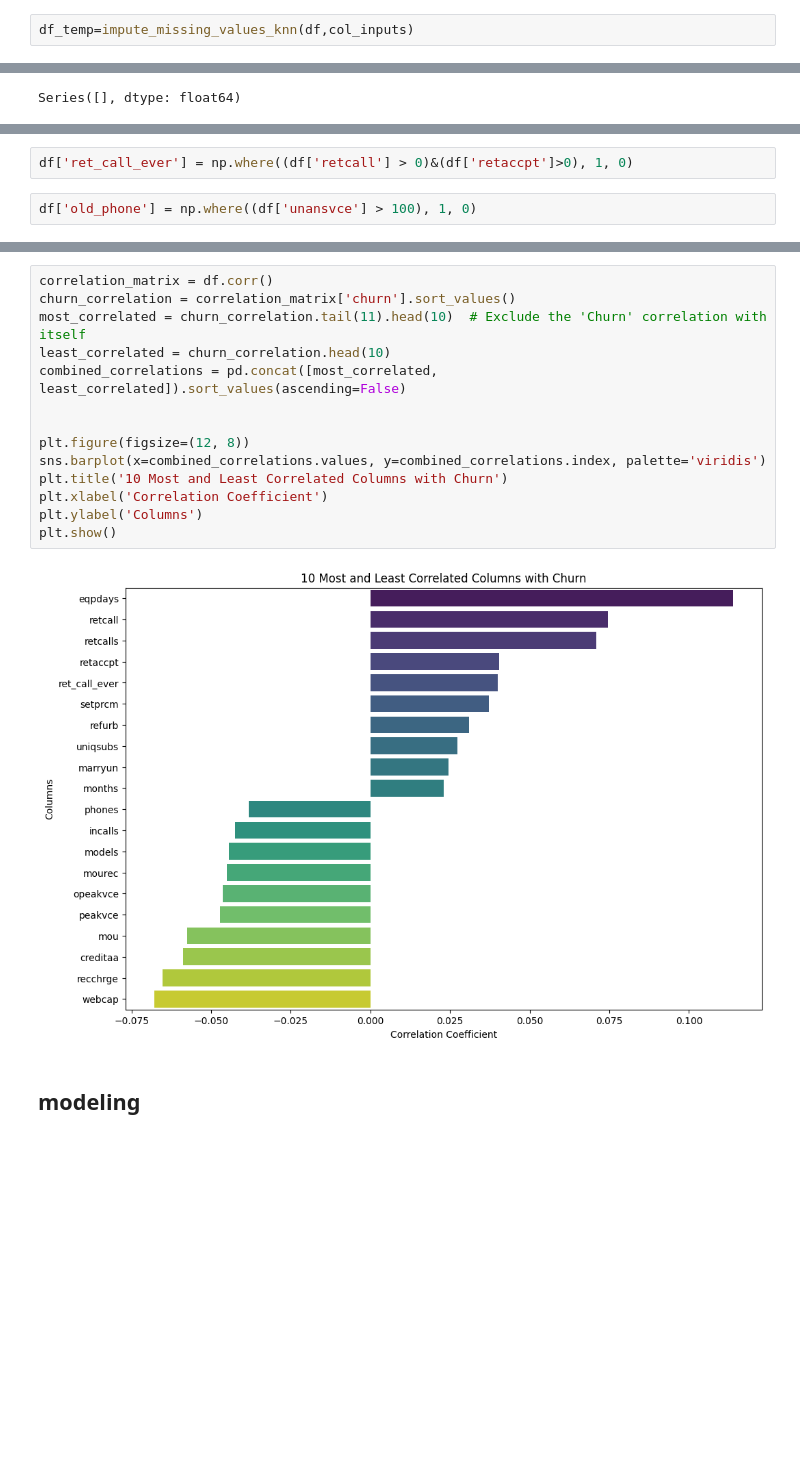
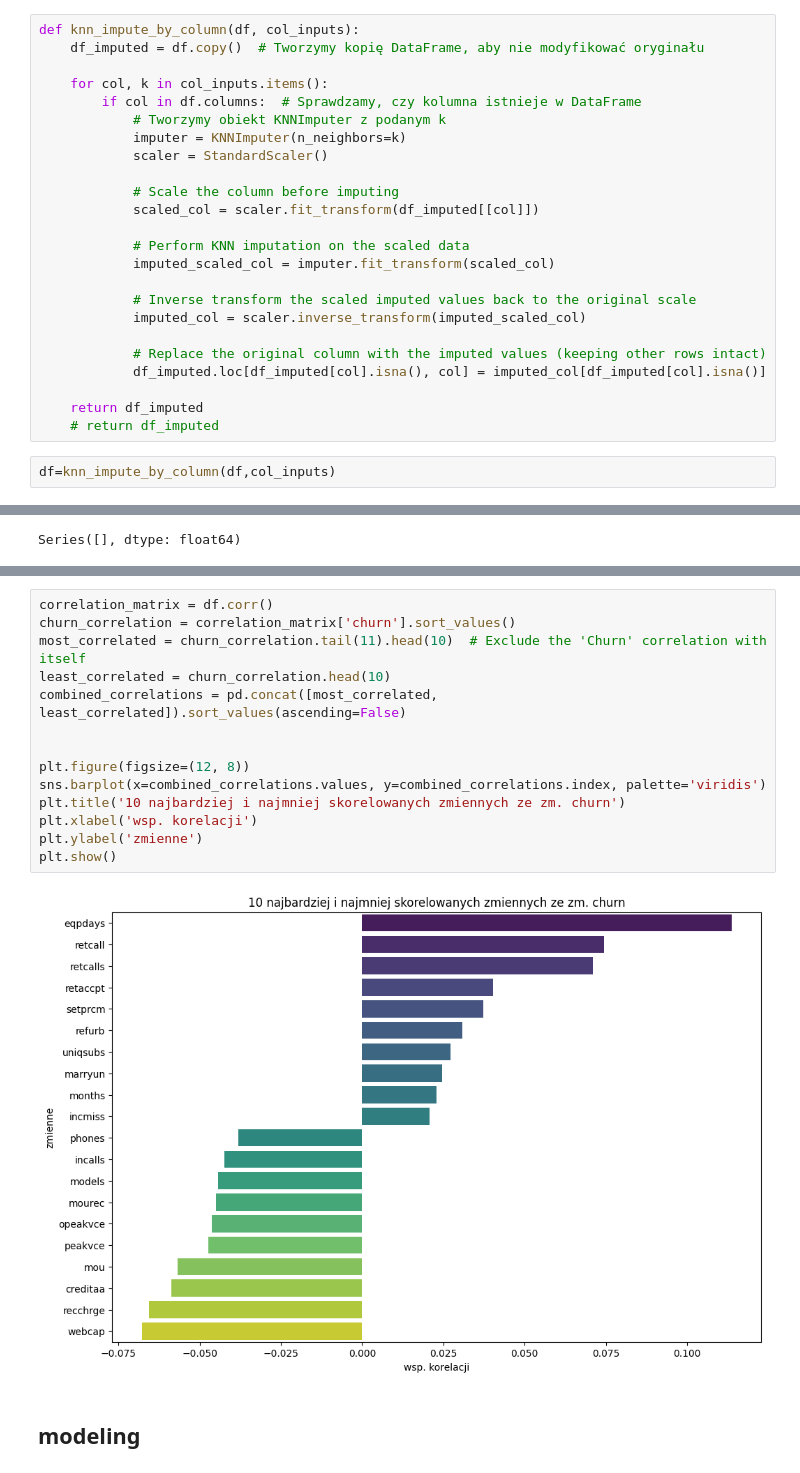
Before and after one commit to GrzegKrajewski/Masters_churn, a Jupyter notebook: code_masters_gk.ipynb, the cells around one changed output, grey strips where cells are left out. Saved outputs shown, nothing was run; the diff lists cells and outputs as text; blank space fills up the shorter version.

```diff
--- a/code_masters_gk.ipynb
+++ b/code_masters_gk.ipynb
@@ -887,3 +808,27 @@ IndexError: index 9 is out of bounds for axis 1 with size 9
+# %%
+def knn_impute_by_column(df, col_inputs):
+    df_imputed = df.copy()  # Tworzymy kopię DataFrame, aby nie modyfikować oryginału
+
+    for col, k in col_inputs.items():
+        if col in df.columns:  # Sprawdzamy, czy kolumna istnieje w DataFrame
+            # Tworzymy obiekt KNNImputer z podanym k
+            imputer = KNNImputer(n_neighbors=k)
+            scaler = StandardScaler()
+
+            # Scale the column before imputing
+            scaled_col = scaler.fit_transform(df_imputed[[col]])
+
+            # Perform KNN imputation on the scaled data
+            imputed_scaled_col = imputer.fit_transform(scaled_col)
+
+            # Inverse transform the scaled imputed values back to the original scale
+            imputed_col = scaler.inverse_transform(imputed_scaled_col)
+
+            # Replace the original column with the imputed values (keeping other rows intact)
+            df_imputed.loc[df_imputed[col].isna(), col] = imputed_col[df_imputed[col].isna()]
+
+    return df_imputed
+    # return df_imputed
 # %%
-df_temp=impute_missing_values_knn(df,col_inputs)
+df=knn_impute_by_column(df,col_inputs)
 # %%
@@ -907,4 +849,0 @@ df.shape
-# %%
-df['ret_call_ever'] = np.where((df['retcall'] > 0)&(df['retaccpt']>0), 1, 0)
-# %%
-df['old_phone'] = np.where((df['unansvce'] > 100), 1, 0)
@@ -932,19 +873,19 @@ Name: count, dtype: int64
 # %%
 correlation_matrix = df.corr()
 churn_correlation = correlation_matrix['churn'].sort_values()
 most_correlated = churn_correlation.tail(11).head(10)  # Exclude the 'Churn' correlation with itself
 least_correlated = churn_correlation.head(10)
 combined_correlations = pd.concat([most_correlated, least_correlated]).sort_values(ascending=False)
 
 
 plt.figure(figsize=(12, 8))
 sns.barplot(x=combined_correlations.values, y=combined_correlations.index, palette='viridis')
-plt.title('10 Most and Least Correlated Columns with Churn')
-plt.xlabel('Correlation Coefficient')
-plt.ylabel('Columns')
+plt.title('10 najbardziej i najmniej skorelowanych zmiennych ze zm. churn')
+plt.xlabel('wsp. korelacji')
+plt.ylabel('zmienne')
 plt.show()
 # %% [output]
-[figure, old version]
+[figure, new version]
 # %% [markdown]
 ## modeling
 # %% [markdown]
```
Also changed, not shown: parts of 72 cells of this notebook.
